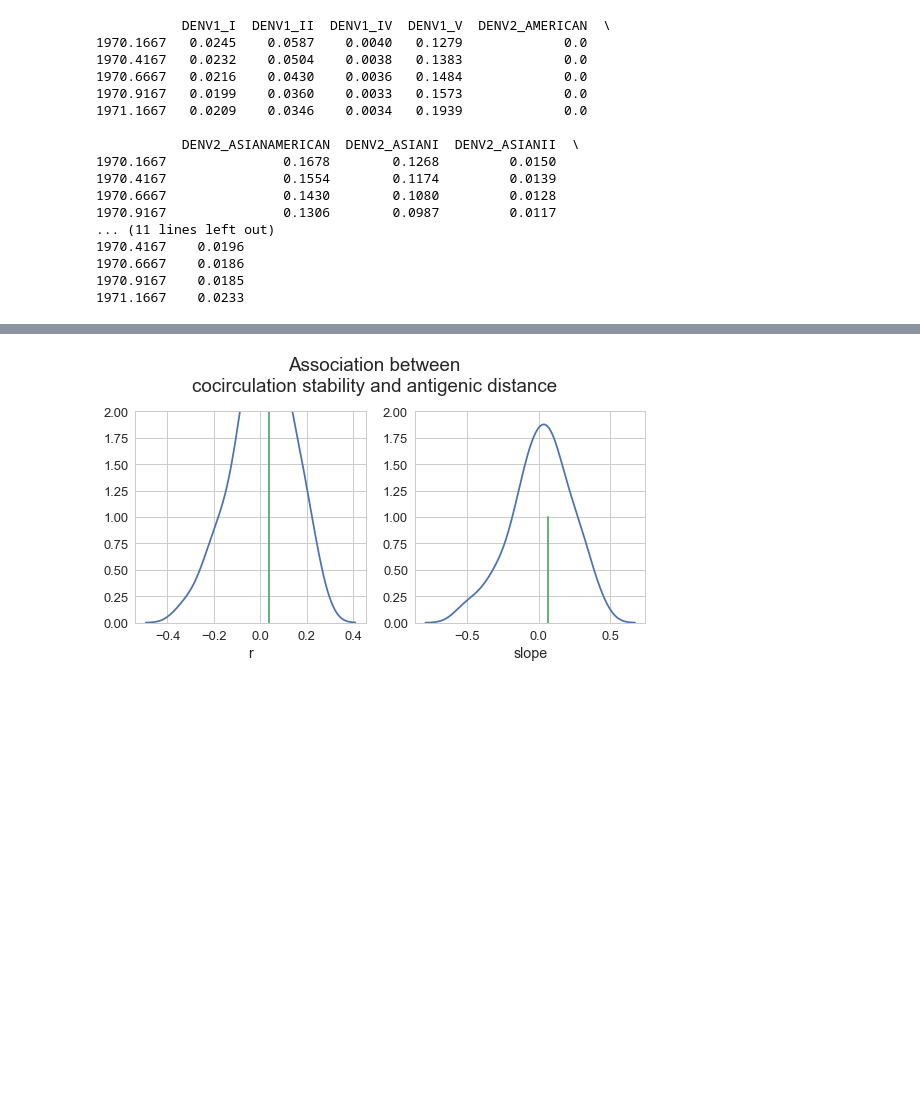
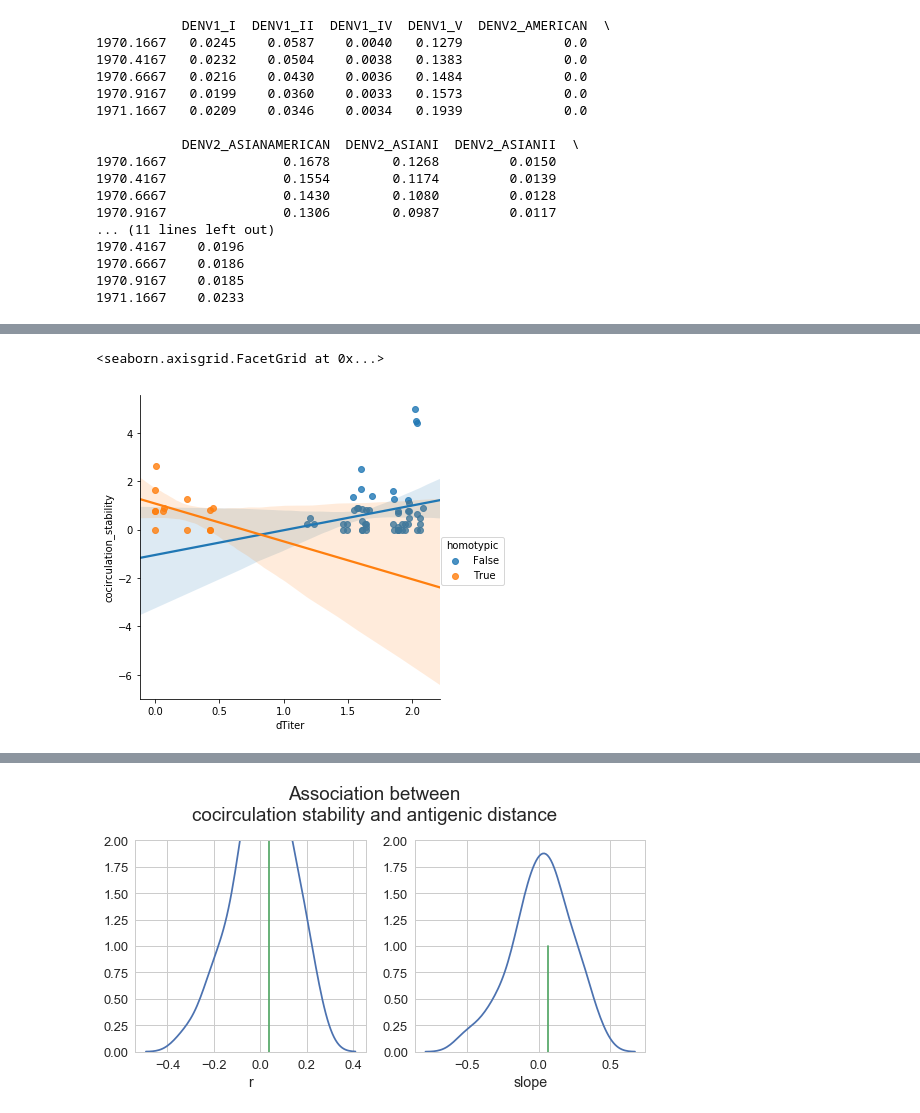
Before and after one commit to blab/dengue-antigenic-dynamics, a Jupyter notebook: scripts/frequencies/cocirculation-stability.ipynb, the cells around one changed output, grey strips where cells are left out. Drawn from its saved outputs; the diff is of its cells as text; code cells hidden in the pictures; blank space fills up the shorter version.

Commit message:
Look at competitive exclusion in addition to cocirculation stability.

```diff
--- a/scripts/frequencies/cocirculation-stability.ipynb
+++ b/scripts/frequencies/cocirculation-stability.ipynb
@@ -21,8 +21,9 @@ dataset_name = 'SEAsia_stiffness2'
 out_path = '../../data/frequencies/regions/'
 frequencies = pd.read_csv('../../data/frequencies/regions/seAsia_stiffness2_pivots4.csv', index_col=0)
 frequencies.drop([gt for gt in frequencies.columns.values if 'SYLVATIC' in gt], inplace=True, axis=1)
-genotypes = frequencies.columns.values
-
+all_genotypes = frequencies.columns.values
+max_freqs = frequencies.max() # only look at genotypes that have circulated at >= 10% frequency at some point in time
+present_genotypes = [g for g in all_genotypes if max_freqs[g] >= 0.1]
 
 titer_path = '../../data/katzelnick2015/processed/genotypes_dTiters.csv'
 print frequencies.head()
@@ -132,8 +53,0 @@ actual = compare_cocirculation_stability_titers(frequencies)
-# %%
-sns.set(style='whitegrid', font_scale=1.3)
-sns.lmplot('dTiter', 'cocirculation', hue='homotypic', data = actual['vals'])
-plt.xlabel('dTiter between genotypes')
-plt.ylabel('Avg years of stable cocirculation')
-plt.title('DENV population dynamics in %s'%dataset_name)
-plt.ylim(bottom=0)
-# plt.savefig(out_path+'/'+dataset_name+'_genotype_cocirculation.png')
@@ -142,0 +161,20 @@ plt.ylim(bottom=0)
+# %%
+cocirculation_outcomes = get_cocirculation_outcomes()
+cocirculation_stability = cocirculation_outcomes['cocirculation_stability']
+competitive_exclusion = cocirculation_outcomes['competitive_exclusion']
+years_between = cocirculation_outcomes['years_between']
+
+genotype_combinations = [tuple(sorted([g1,g2])) for (g1,g2) in combinations(present_genotypes, 2)]
+
+outcomes_df = { 'genotypes': genotype_combinations, # (g1,g2)
+                'homotypic': [g1.split('_')[0] == g2.split('_')[0] for (g1,g2) in genotype_combinations], # are g1 and g2 in the same serotype
+                'dTiter': [titers[g] for g in genotype_combinations], # dTiter distance between g1 and g2
+                'cocirculation_stability': [cocirculation_stability[g] for g in genotype_combinations], # Avg length of time g1 and g2 stably cocirculate
+                'p(exclusion)': [p_exclusion(competitive_exclusion[g]) for g in genotype_combinations], # Proportion of events where competitive exclusion occurred
+                'p(g1)': [p_g1(g1, competitive_exclusion[(g1,g2)]) for (g1,g2) in genotype_combinations], # Proportion of competitive exclusion events where the same genotype "won"
+                'N': [len(competitive_exclusion[g]) for g in genotype_combinations],
+               'years_between': [years_between[g] for g in genotype_combinations]
+              }
+
+outcomes_df = pd.DataFrame(outcomes_df)
+outcomes_df.set_index('genotypes', inplace=True)
@@ -142,0 +199,5 @@ plt.ylim(bottom=0)
+# %%
+sns.lmplot('dTiter', 'cocirculation_stability', hue='homotypic', data=outcomes_df)
+# %% [output]
+<seaborn.axisgrid.FacetGrid at 0x...>
+[figure, added]
```
Also changed, not shown: parts of 9 cells of this notebook.
